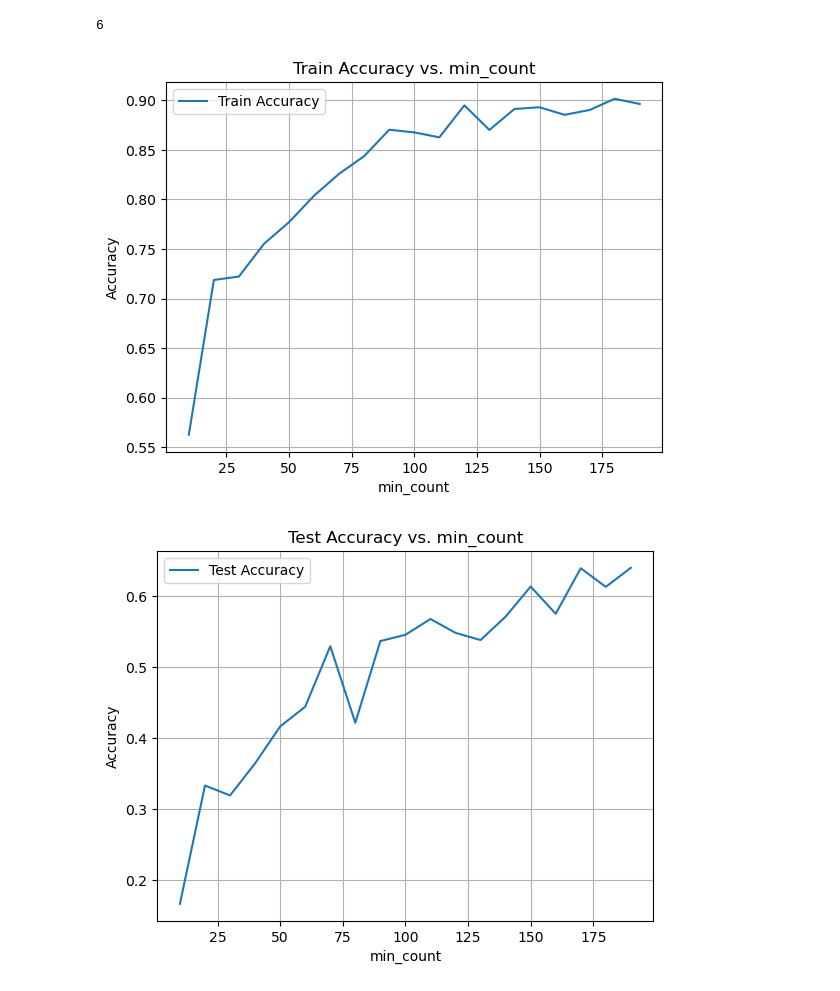
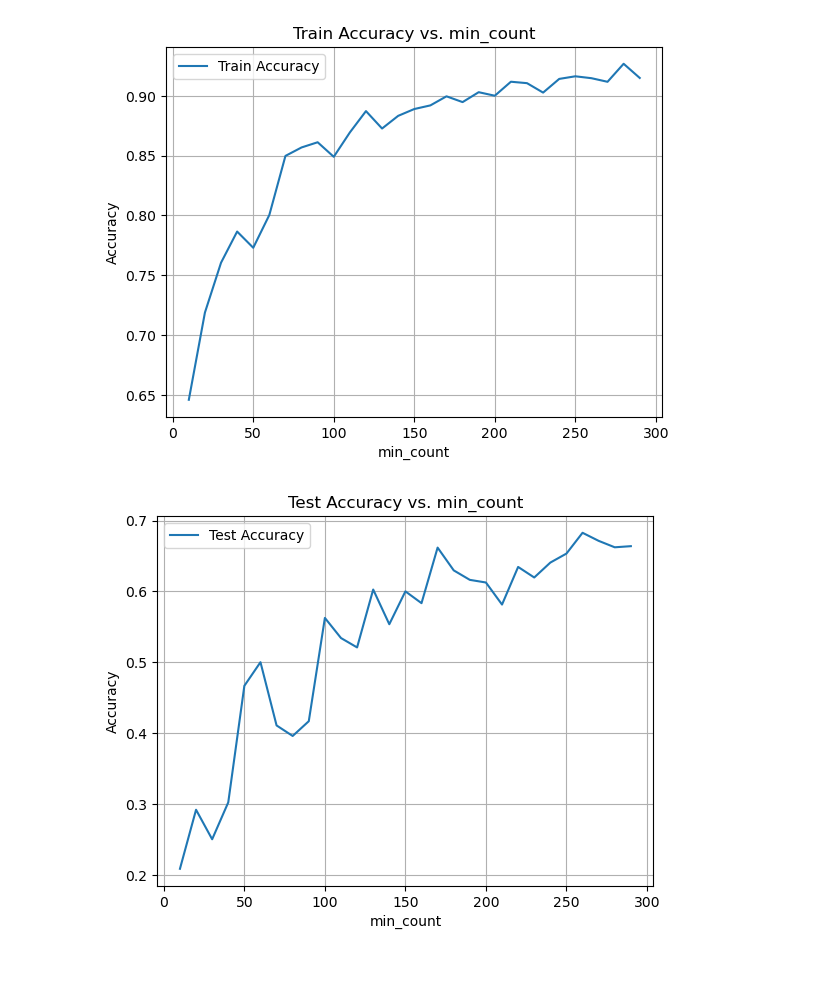
Before and after one commit to dylondark/aml-project3, a Jupyter notebook: Project3.ipynb, the cells around one changed output. Saved outputs shown, nothing was run; the diff lists cells and outputs as text; code cells hidden in the pictures.

Commit message:
Adjusted ReadMe and code

```diff
--- a/Project3.ipynb
+++ b/Project3.ipynb
@@ -1,51 +0,0 @@
-# %%
-#AML project 3, by Luke Gegick, Dylan Miller, Jackson Dockerty
-
-# The below code is to help parse the data to see the trend the data follows, below this code is the different models
-# used to predict on this media
-
-import warnings
-import pandas as pd
-import numpy as np
-from sklearn.model_selection import train_test_split, GridSearchCV
-from sklearn.preprocessing import StandardScaler
-from sklearn.pipeline import Pipeline
-from sklearn.neighbors import KNeighborsClassifier
-from scipy.stats import entropy
-from sklearn.linear_model import LogisticRegression
-from sklearn.impute import SimpleImputer
-
-# read in the .csv file
-eclipse_df = pd.read_csv("Eclipse_Pred\Eclipse_Train.csv")
-
-# get the numbers of the types of eclipses
-total_eclipse = eclipse_df[eclipse_df['Eclipse Type'] == 0]
-Tm_eclipse = eclipse_df[eclipse_df['Eclipse Type'] == 1]
-Ts_eclipse = eclipse_df[eclipse_df['Eclipse Type'] == 2]
-T_plus_eclipse = eclipse_df[eclipse_df['Eclipse Type'] == 3]
-T_minus_eclipse = eclipse_df[eclipse_df['Eclipse Type'] == 4]
-Tn_eclipse = eclipse_df[eclipse_df['Eclipse Type'] == 5]
-annular_eclipse = eclipse_df[eclipse_df['Eclipse Type'] == 6]
-As_eclipse = eclipse_df[eclipse_df['Eclipse Type'] == 7]
-Am_eclipse = eclipse_df[eclipse_df['Eclipse Type'] == 8]
-A_plus_eclipse = eclipse_df[eclipse_df['Eclipse Type'] == 9]
-A_minus_eclipse = eclipse_df[eclipse_df['Eclipse Type'] == 10]
-An_eclipse = eclipse_df[eclipse_df['Eclipse Type'] == 11]
-partial_eclipse = eclipse_df[eclipse_df['Eclipse Type'] == 12]
-Pb_eclipse = eclipse_df[eclipse_df['Eclipse Type'] == 13]
-Pe_eclipse = eclipse_df[eclipse_df['Eclipse Type'] == 14]
-hybrid_eclipse = eclipse_df[eclipse_df['Eclipse Type'] == 15]
-Hm_eclipse = eclipse_df[eclipse_df['Eclipse Type'] == 16]
-H2_eclipse = eclipse_df[eclipse_df['Eclipse Type'] == 17]
-H3_eclipse = eclipse_df[eclipse_df['Eclipse Type'] == 18]
-
-# normalize the totals for each type to reduce overfitting or other logic errors
-min_count = min(len(total_eclipse), len(annular_eclipse), len(hybrid_eclipse), len(partial_eclipse),
-                len(Tm_eclipse), len(Ts_eclipse), len(T_plus_eclipse), len(T_minus_eclipse),
-                len(Tn_eclipse), len(As_eclipse), len(Am_eclipse), len(A_plus_eclipse),
-                len(A_minus_eclipse), len(An_eclipse), len(Pb_eclipse), len(Pe_eclipse),
-                len(Hm_eclipse), len(H2_eclipse), len(H3_eclipse))
-
-print(min_count)
-# %% [output]
-6
@@ -88,7 +91,7 @@ Hm_eclipse = eclipse_df[eclipse_df['Eclipse Type'] == 16]
 H2_eclipse = eclipse_df[eclipse_df['Eclipse Type'] == 17]
 H3_eclipse = eclipse_df[eclipse_df['Eclipse Type'] == 18]
 
-min_counts = range(10, 200, 10)
+min_counts = range(10, 300, 10)
 
 # Lists to store train and test accuracies
 train_accuracies = []
@@ -163,33 +166,33 @@ for min_count in min_counts:
 
     clf.fit(X_train, y_train)
 
     # Calculate train accuracy
     train_accuracy = clf.score(X_train, y_train)
     train_accuracies.append(train_accuracy)
 
     # Calculate test accuracy using cross-validation
     num_splits = min(2, min_count)  # Limiting the number of splits
     test_accuracy = cross_val_score(clf, X_test, y_test, cv=num_splits).mean()
     test_accuracies.append(test_accuracy)
 
 # Plot train accuracy
 plt.plot(min_counts, train_accuracies, label='Train Accuracy')
 plt.xlabel('min_count')
 plt.ylabel('Accuracy')
 plt.title('Train Accuracy vs. min_count')
 plt.legend()
 plt.grid(True)
 plt.show()
 
 # Plot test accuracy
 plt.plot(min_counts, test_accuracies, label='Test Accuracy')
 plt.xlabel('min_count')
 plt.ylabel('Accuracy')
 plt.title('Test Accuracy vs. min_count')
 plt.legend()
 plt.grid(True)
 plt.show()
 # %% [output]
-[figure, old version]
+[figure, new version]
-[figure, old version]
+[figure, new version]
 # %%
```
Also changed, not shown: parts of 8 cells of this notebook, 3 other files.
